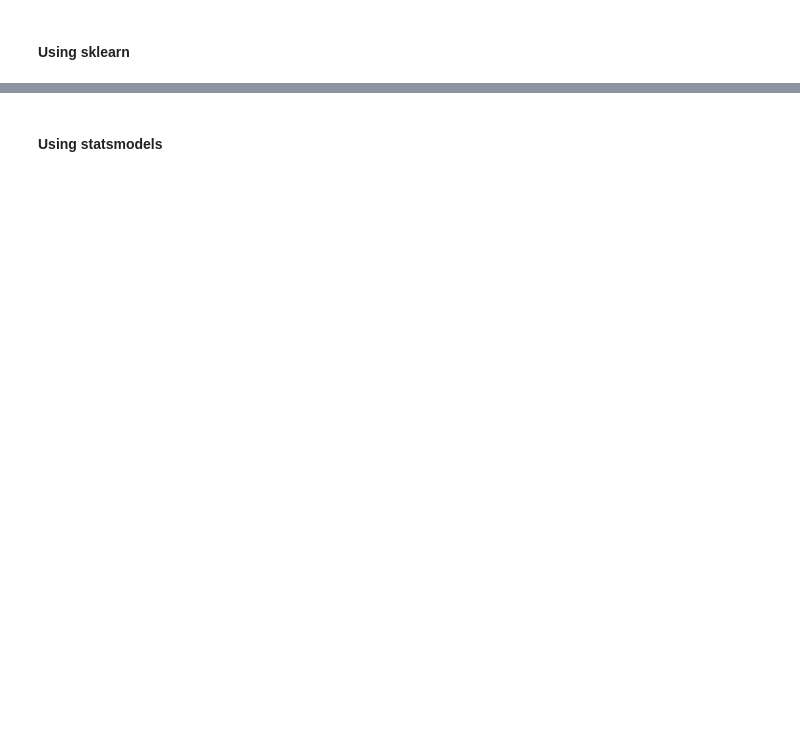
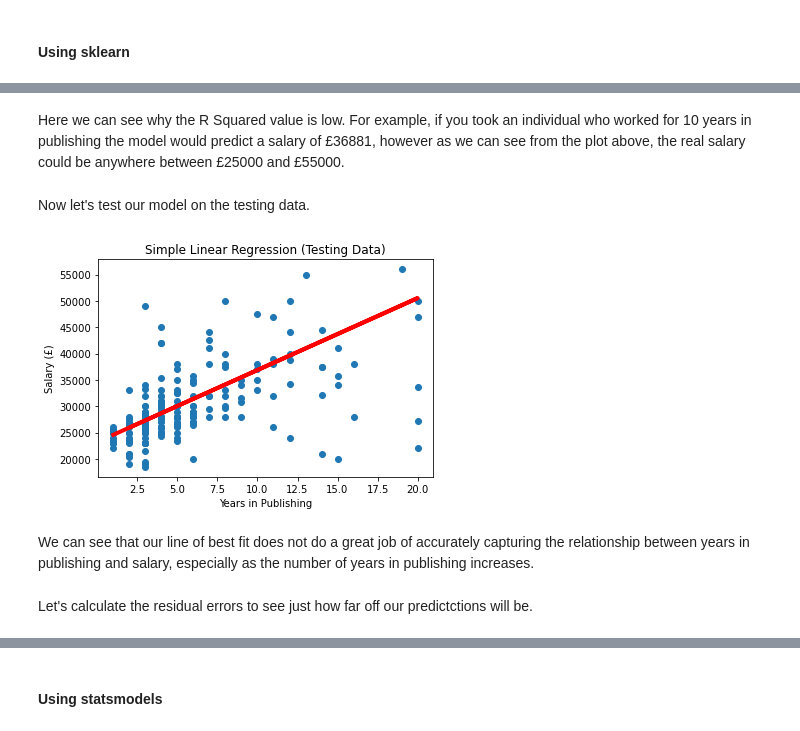
Before and after one commit to dan-grant-hunter/UK_Publishing_Analysis, a Jupyter notebook: book_publishing.ipynb, the cells around one changed output, grey strips where cells are left out. Drawn from its saved outputs; the diff is of its cells as text; code cells hidden in the pictures; blank space fills up the shorter version.

```diff
--- a/book_publishing.ipynb
+++ b/book_publishing.ipynb
@@ -709,6 +724,15 @@ plt.show()
+# %% [markdown]
+Here we can see why the R Squared value is low. For example, if you took an individual who worked for 10 years in publishing the model would predict a salary of £36881, however as we can see from the plot above, the real salary could be anywhere between £25000 and £55000.
+# %% [markdown]
+Now let's test our model on the testing data.
 # %%
-# Plot results for predictions of test data
-y_hat_test1 = reg.predict(X_test1)
+# Make prediction using the test data and then plot the results
+y_hat_test1 = lrm.predict(X_test1)
 plt.scatter(X_test1, y_test1)
 plt.plot(X_test1, y_hat_test1, linewidth=4, color='red')
+plt.title('Simple Linear Regression (Testing Data)')
+plt.xlabel('Years in Publishing')
+plt.ylabel('Salary (£)')
 plt.show()
+# %% [output]
+[figure, added]
@@ -721 +739,5 @@ plt.show()
+# %% [markdown]
+We can see that our line of best fit does not do a great job of accurately capturing the relationship between years in publishing and salary, especially as the number of years in publishing increases.
+# %% [markdown]
+Let's calculate the residual errors to see just how far off our predictctions will be.
 # %%
```
Also changed, not shown: parts of 52 cells of this notebook.
